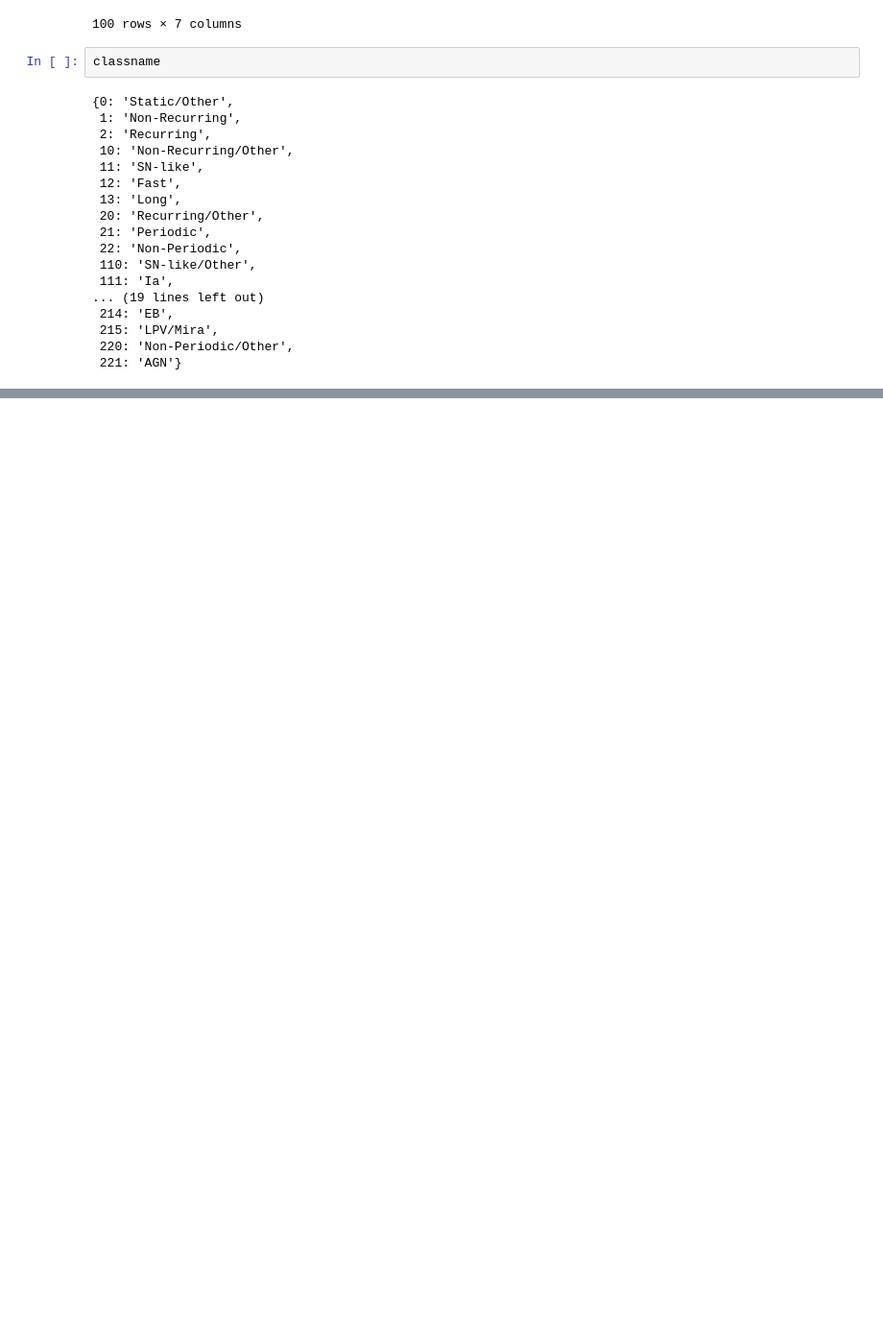
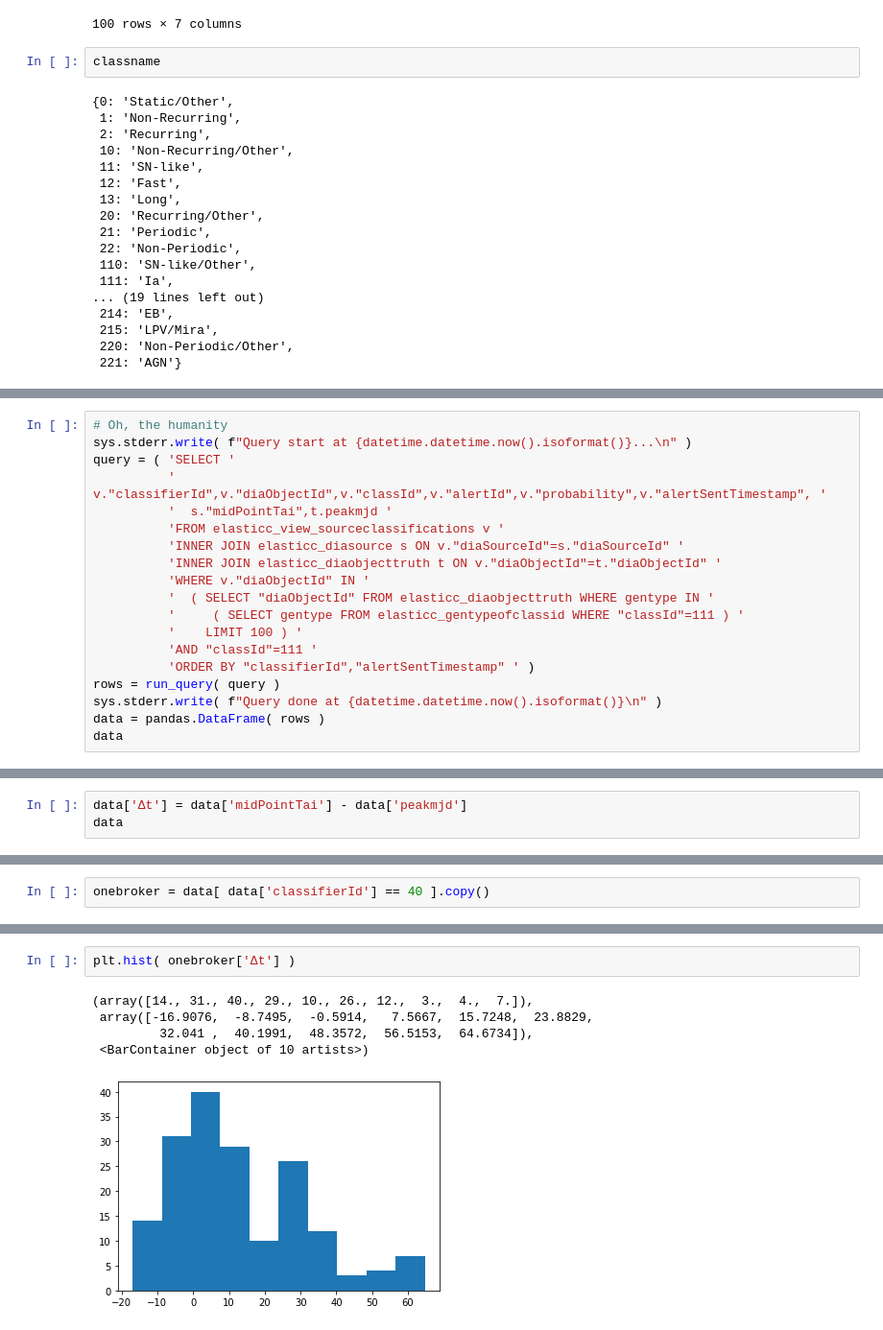
Before and after one commit to josephy02/elasticc_metrics, a Jupyter notebook: query_for_probabilistic_metrics.ipynb, the cells around one changed output, grey strips where cells are left out. Shown: that part at 96% size. Drawn from its saved outputs; the diff is of its cells as text; blank space fills up the shorter version.

```diff
--- a/query_for_probabilistic_metrics.ipynb
+++ b/query_for_probabilistic_metrics.ipynb
@@ -121,0 +250,19 @@ classname
+# %%
+# Oh, the humanity
+sys.stderr.write( f"Query start at {datetime.datetime.now().isoformat()}...\n" )
+query = ( 'SELECT '
+          '  v."classifierId",v."diaObjectId",v."classId",v."alertId",v."probability",v."alertSentTimestamp", '
+          '  s."midPointTai",t.peakmjd '
+          'FROM elasticc_view_sourceclassifications v '
+          'INNER JOIN elasticc_diasource s ON v."diaSourceId"=s."diaSourceId" '
+          'INNER JOIN elasticc_diaobjecttruth t ON v."diaObjectId"=t."diaObjectId" '
+          'WHERE v."diaObjectId" IN '
+          '  ( SELECT "diaObjectId" FROM elasticc_diaobjecttruth WHERE gentype IN '
+          '     ( SELECT gentype FROM elasticc_gentypeofclassid WHERE "classId"=111 ) '
+          '    LIMIT 100 ) '
+          'AND "classId"=111 '
+          'ORDER BY "classifierId","alertSentTimestamp" ' )
+rows = run_query( query )
+sys.stderr.write( f"Query done at {datetime.datetime.now().isoformat()}\n" )
+data = pandas.DataFrame( rows )
+data
@@ -121,0 +285,3 @@ classname
+# %%
+data['Δt'] = data['midPointTai'] - data['peakmjd']
+data
@@ -121,0 +302,2 @@ classname
+# %%
+onebroker = data[ data['classifierId'] == 40 ].copy()
@@ -121,0 +324,8 @@ classname
+# %%
+plt.hist( onebroker['Δt'] )
+# %% [output]
+(array([14., 31., 40., 29., 10., 26., 12.,  3.,  4.,  7.]),
+ array([-16.9076,  -8.7495,  -0.5914,   7.5667,  15.7248,  23.8829,
+         32.041 ,  40.1991,  48.3572,  56.5153,  64.6734]),
+ <BarContainer object of 10 artists>)
+[figure, added]
```
Also changed, not shown: parts of 14 cells of this notebook.
